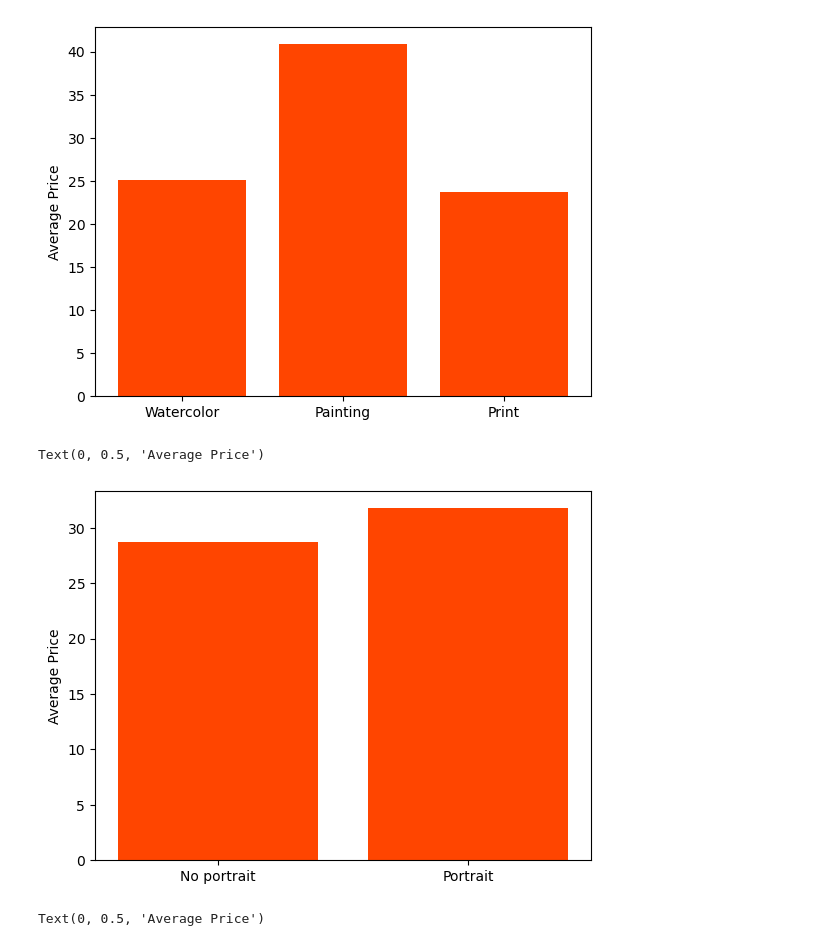
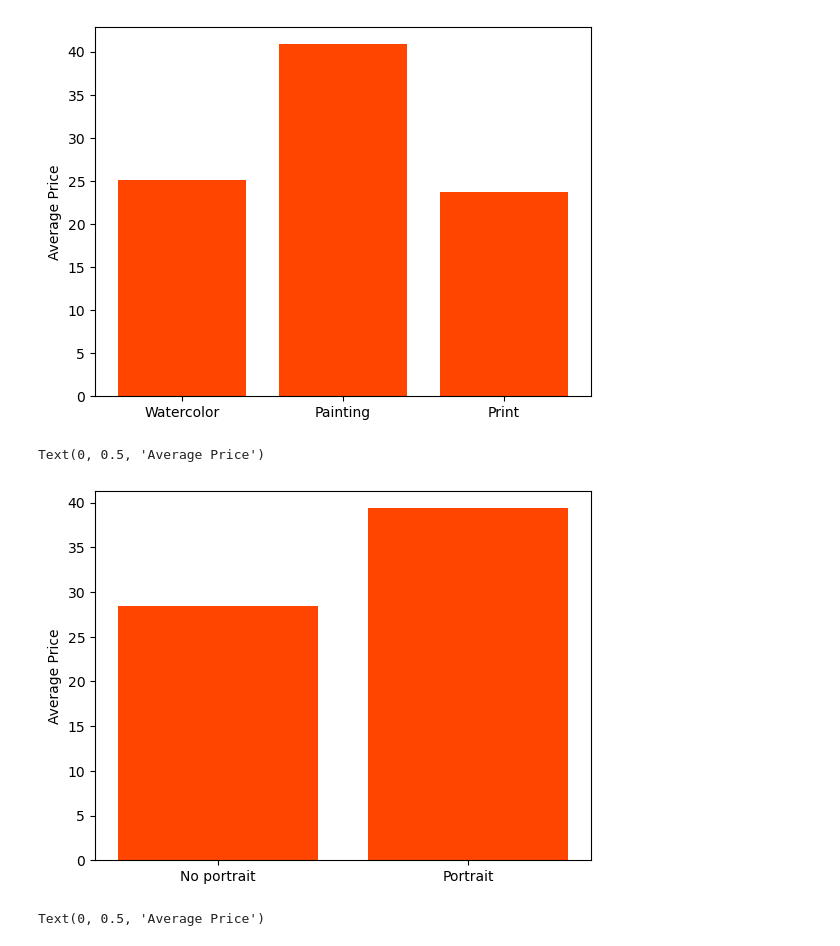
Before and after one commit to evanrootness/EtsyDSProject, a Jupyter notebook: notebooks_exploration/exploration_1.ipynb, the cells around one changed output. Drawn from its saved outputs; the diff is of its cells as text; code cells hidden in the pictures.

```diff
--- a/notebooks_exploration/exploration_1.ipynb
+++ b/notebooks_exploration/exploration_1.ipynb
@@ -109,2 +72,0 @@ data = data.rename(columns={'min_price': 'price'})
-# %%
-data['price'] = data['price'].astype(float)
@@ -125,5 +78,11 @@ def addCategoricalLists(init_data, list_of_categories):
 # %%
-addCategoricalLists(data, ['Watercolor', 'Portrait', 'Pet', 'Print', 'Family', 'Paint', 'Painting', 'Nature', 'Custom'])
+# one-hot encode categorical data from listing names (encode most popular keywords)
+data = scripts_explore.addCategoricalLists(data, ['Watercolor', 'Portrait', 'Pet', 'Print', 'Family', 'Paint', 'Painting', 'Nature', 'Custom', 'Abstract', 'House', 'Map'])
+# %%
+# I don't want to include maps in my analysis so get rid of them
+data = data.query('Map != 1')
+data = data.drop(columns='Map')
+data = data.reset_index(drop=True)
 # %%
 data
 # %% [output]
@@ -142,0 +143,28 @@ data
+# %%
+# the regex patterns to match
+prices_pattern = re.compile('\$(.+?)\)')
+
+pattern_nothing = r'(\d+)x(\d+)'
+pattern_nothing_dec = r'(\d+(\.\d+)?x\d+(\.\d+)?)'
+pattern_space_nothing = r'(\d+) x (\d+)'
+
+pattern_space_space_inches = r'(\d+) x (\d+)(?= in)'
+pattern_space_inches = r'(\d+)?x(\d+)(?= in)'
+pattern_inches = r'(\d+)x(\d+)(?=in)'
+pattern_space_space_inches_dec = r'(\d+(\.\d+)?) x (\d+(\.\d+)?(?= in))'
+pattern_space_inches_dec = r'(\d+(\.\d+)?x\d+(\.\d+)?(?= in))'
+pattern_inches_dec = r'(\d+(\.\d+)?x\d+(\.\d+)?(?=in))'
+
+pattern_space_space_cm = r'(\d+) x (\d+)(?= cm)'
+pattern_space_cm = r'(\d+)?x(\d+)(?= cm)'
+pattern_cm = r'(\d+)x(\d+)(?=cm)'
+pattern_space_space_cm_dec = r'(\d+(\.\d+)?) x (\d+(\.\d+)?(?= cm))'
+pattern_space_cm_dec = r'(\d+(\.\d+)?x\d+(\.\d+)?(?= cm))'
+pattern_cm_dec = r'(\d+(\.\d+)?x\d+(\.\d+)?(?=cm))'
+
+weird_pattern = r'(\d+)\\" x (\d+)\\"'
+
+# initialize empty lists
+prices = []
+sizes = []
+inches = []
@@ -194,11 +539,11 @@ Text(0, 0.5, 'Average Price')
 # %%
 avg_price_portrait = np.mean(data_cheap.where(data_cheap['Portrait'] == 1).dropna()['price'].astype(float))
 avg_price_no_portrait = np.mean(data_cheap.where(data_cheap['Portrait'] == 0).dropna()['price'].astype(float))
-plt.bar(x=['No portrait', 'Portrait'], height=[avg_price_no_pet, avg_price_pet], color = 'orangered')
+plt.bar(x=['No portrait', 'Portrait'], height=[avg_price_no_portrait, avg_price_portrait], color = 'orangered')
 plt.ylabel('Average Price')
 # %% [output]
 Text(0, 0.5, 'Average Price')
-[figure, old version]
+[figure, new version]
 # %%
 avg_price_family = np.mean(data_cheap.where(data_cheap['Family'] == 1).dropna()['price'].astype(float))
 avg_price_no_family = np.mean(data_cheap.where(data_cheap['Family'] == 0).dropna()['price'].astype(float))
```
Also changed, not shown: parts of 56 cells of this notebook.
